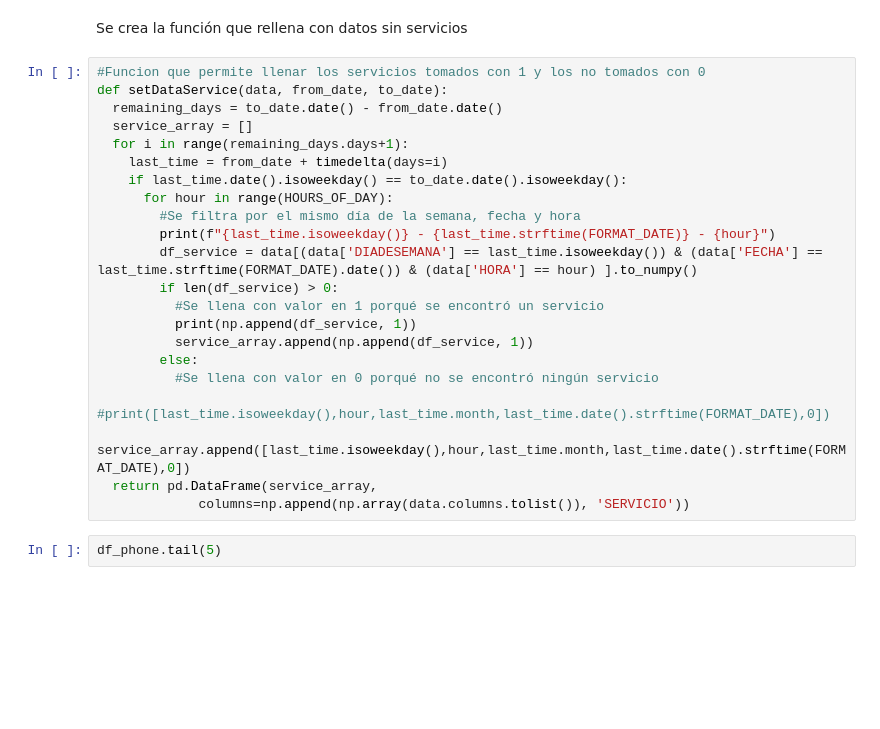
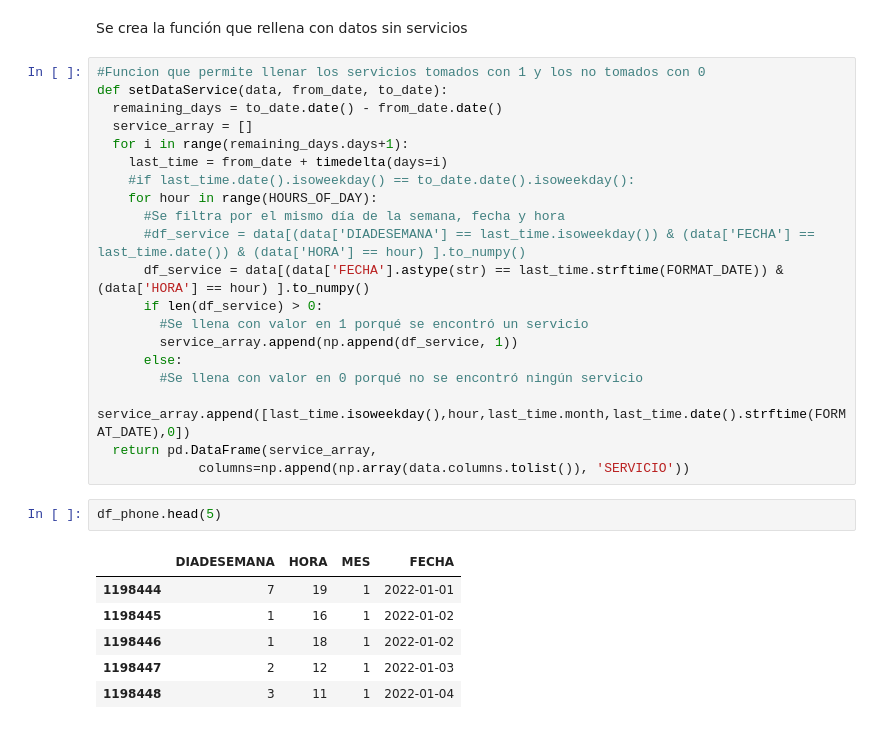
Before and after one commit to josedelarosa82/taxi-prediction-model, a Jupyter notebook: Electiva2/taxi-predicion-model.ipynb, the cells around one changed output. Saved outputs shown, nothing was run; the diff lists cells and outputs as text; blank space fills up the shorter version.

```diff
--- a/Electiva2/taxi-predicion-model.ipynb
+++ b/Electiva2/taxi-predicion-model.ipynb
@@ -234,21 +388,26 @@ def setDataService(data, from_date, to_date):
   service_array = []
   for i in range(remaining_days.days+1):
     last_time = from_date + timedelta(days=i)
-    if last_time.date().isoweekday() == to_date.date().isoweekday():
-      for hour in range(HOURS_OF_DAY):
-        #Se filtra por el mismo día de la semana, fecha y hora
-        print(f"{last_time.isoweekday()} - {last_time.strftime(FORMAT_DATE)} - {hour}")
-        df_service = data[(data['DIADESEMANA'] == last_time.isoweekday()) & (data['FECHA'] == last_time.strftime(FORMAT_DATE).date()) & (data['HORA'] == hour) ].to_numpy()
-        if len(df_service) > 0:
-          #Se llena con valor en 1 porqué se encontró un servicio
-          print(np.append(df_service, 1))
-          service_array.append(np.append(df_service, 1))
-        else:
-          #Se llena con valor en 0 porqué no se encontró ningún servicio
-          #print([last_time.isoweekday(),hour,last_time.month,last_time.date().strftime(FORMAT_DATE),0])
-          service_array.append([last_time.isoweekday(),hour,last_time.month,last_time.date().strftime(FORMAT_DATE),0])
+    #if last_time.date().isoweekday() == to_date.date().isoweekday():
+    for hour in range(HOURS_OF_DAY):
+      #Se filtra por el mismo día de la semana, fecha y hora
+      #df_service = data[(data['DIADESEMANA'] == last_time.isoweekday()) & (data['FECHA'] == last_time.date()) & (data['HORA'] == hour) ].to_numpy()
+      df_service = data[(data['FECHA'].astype(str) == last_time.strftime(FORMAT_DATE)) & (data['HORA'] == hour) ].to_numpy()
+      if len(df_service) > 0:
+        #Se llena con valor en 1 porqué se encontró un servicio
+        service_array.append(np.append(df_service, 1))
+      else:
+        #Se llena con valor en 0 porqué no se encontró ningún servicio
+        service_array.append([last_time.isoweekday(),hour,last_time.month,last_time.date().strftime(FORMAT_DATE),0])
   return pd.DataFrame(service_array,
              columns=np.append(np.array(data.columns.tolist()), 'SERVICIO'))
 # %%
-df_phone.tail(5)
+df_phone.head(5)
+# %% [output]
+|  | DIADESEMANA | HORA | MES | FECHA |
+| 1198444 | 7 | 19 | 1 | 2022-01-01 |
+| 1198445 | 1 | 16 | 1 | 2022-01-02 |
+| 1198446 | 1 | 18 | 1 | 2022-01-02 |
+| 1198447 | 2 | 12 | 1 | 2022-01-03 |
+| 1198448 | 3 | 11 | 1 | 2022-01-04 |
 # %%
```
Also changed, not shown: parts of 26 cells of this notebook.
